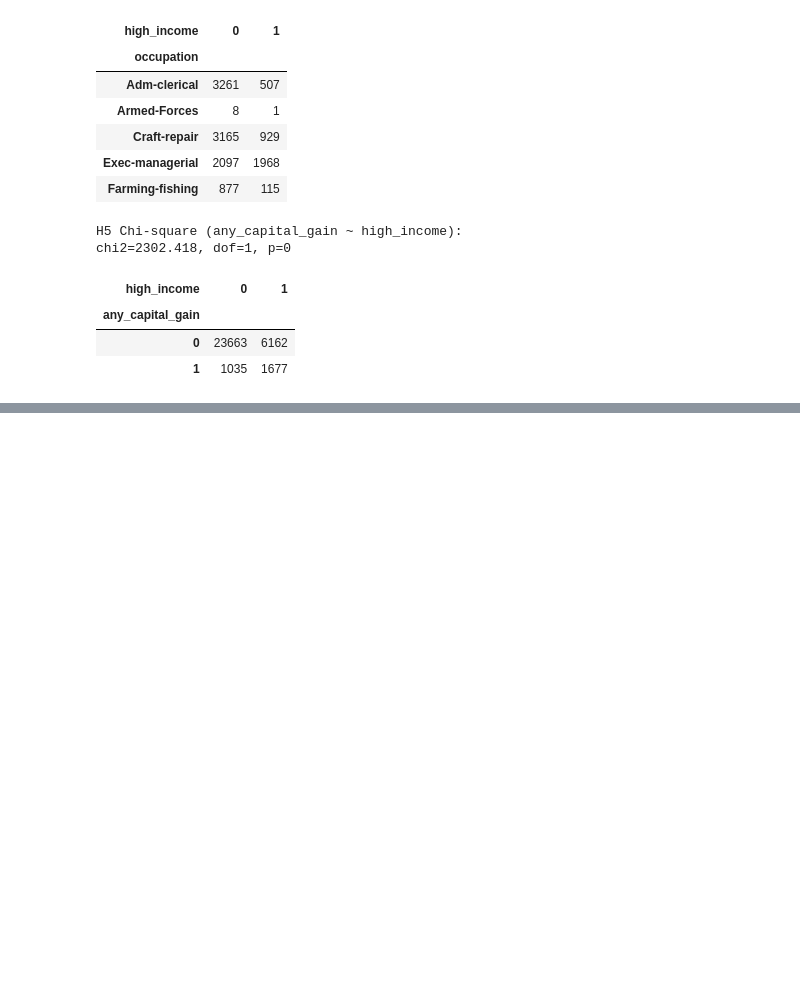
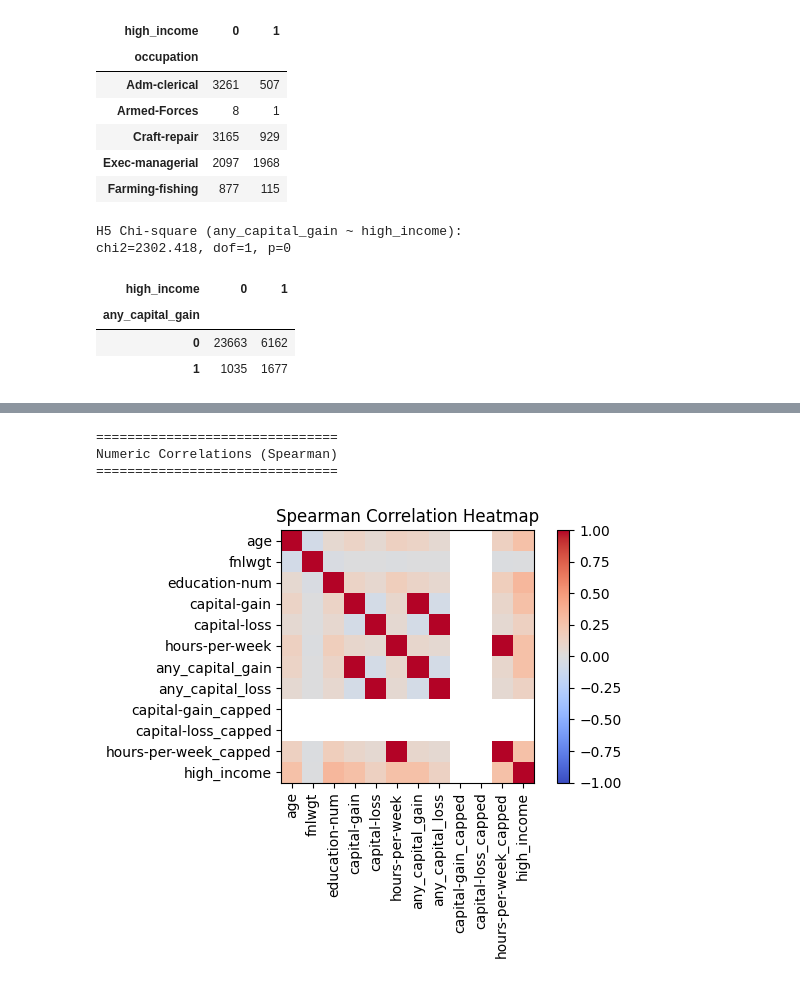
Before and after one commit to jpadwor1/ANA500, a Jupyter notebook: Week1.ipynb, the cells around one changed output, grey strips where cells are left out. Saved outputs shown, nothing was run; the diff lists cells and outputs as text; code cells hidden in the pictures; blank space fills up the shorter version.

```diff
--- a/Week1.ipynb
+++ b/Week1.ipynb
@@ -379,0 +477,15 @@ chi2=2302.418, dof=1, p=0
+# %%
+show_title("Numeric Correlations (Spearman)")
+num_df = df_feat[num_cols + [TARGET]].copy()
+corr = num_df.corr(method="spearman")
+plt.figure()
+plt.imshow(corr, cmap="coolwarm", vmin=-1, vmax=1)
+plt.xticks(range(len(corr.columns)), corr.columns, rotation=90)
+plt.yticks(range(len(corr.index)), corr.index)
+plt.colorbar(); plt.title("Spearman Correlation Heatmap")
+plt.tight_layout(); plt.show()
+# %% [output]
+===============================
+Numeric Correlations (Spearman)
+===============================
+[figure, added]
```
Also changed, not shown: parts of 43 cells of this notebook, 4 other files.
